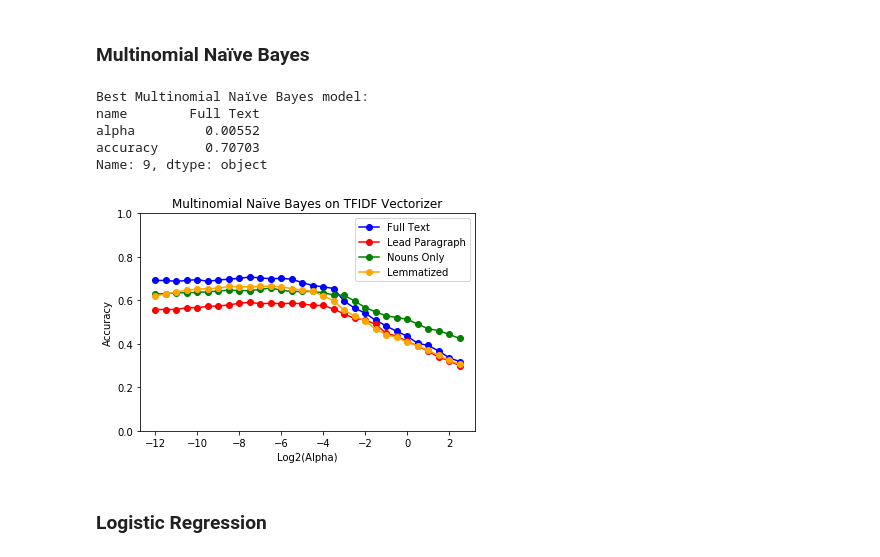
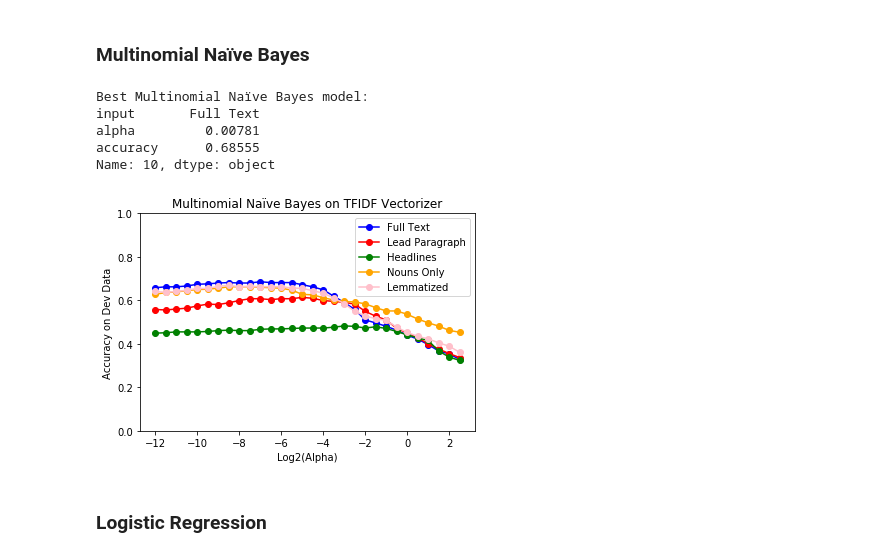
Before and after one commit to carmen16/news-article-topic-classification, a Jupyter notebook: Final_Project.ipynb, the cells around one changed output. Saved outputs shown, nothing was run; the diff lists cells and outputs as text; code cells hidden in the pictures.

```diff
--- a/Final_Project.ipynb
+++ b/Final_Project.ipynb
@@ -85,7 +85,7 @@ df_final.head()
 ### Train/Dev/Test Split and TF-IDF Vectorize
 # %%
 reload(split_vectorize)
-np.random.seed(102)
+#np.random.seed(102)
 
 full_text = split_vectorize.SplitVectorize(df_final, 'full_text', 'Full Text')
 full_text.train_test_split()
@@ -95,6 +95,10 @@ lead_para = split_vectorize.SplitVectorize(df_final, 'lead_paragraph', 'Lead Par
 lead_para.train_test_split()
 lead_para.tfidf_vectorize()
 
+headlines = split_vectorize.SplitVectorize(df_final, 'headline', 'Headlines')
+headlines.train_test_split()
+headlines.tfidf_vectorize()
+
 nouns = split_vectorize.SplitVectorize(df_final, 'nouns', 'Nouns Only')
 nouns.train_test_split()
 nouns.tfidf_vectorize()
@@ -130,16 +133,23 @@ display(HTML(html))
 # %%
 reload(base_models)
 mnb = base_models.MultNB()
-mnb_models = [mnb.accuracy_table(full_text), mnb.accuracy_table(lead_para),
-          mnb.accuracy_table(nouns), mnb.accuracy_table(lemmas)]
-mnb.plot_accuracy(mnb_models)
+mnb.test_models(full_text)
+mnb.test_models(lead_para)
+mnb.test_models(headlines)
+mnb.test_models(nouns)
+mnb.test_models(lemmas)
-# %% [output]
-Best Multinomial Naïve Bayes model:
-name        Full Text
-alpha         0.00552
-accuracy      0.70703
-Name: 9, dtype: object
-[figure, removed]
+# %%
+reload(base_models)
+mnb_tables = [full_text.mnb_accuracy_table_, lead_para.mnb_accuracy_table_, headlines.mnb_accuracy_table_,
+          nouns.mnb_accuracy_table_, lemmas.mnb_accuracy_table_]
+mnb.plot_accuracy(mnb_tables)
+# %% [output]
+Best Multinomial Naïve Bayes model:
+input       Full Text
+alpha         0.00781
+accuracy      0.68555
+Name: 10, dtype: object
+[figure, added]
 # %% [markdown]
 ### Logistic Regression
 # %%
```
Also changed, not shown: parts of 5 cells of this notebook, 6 other files.
